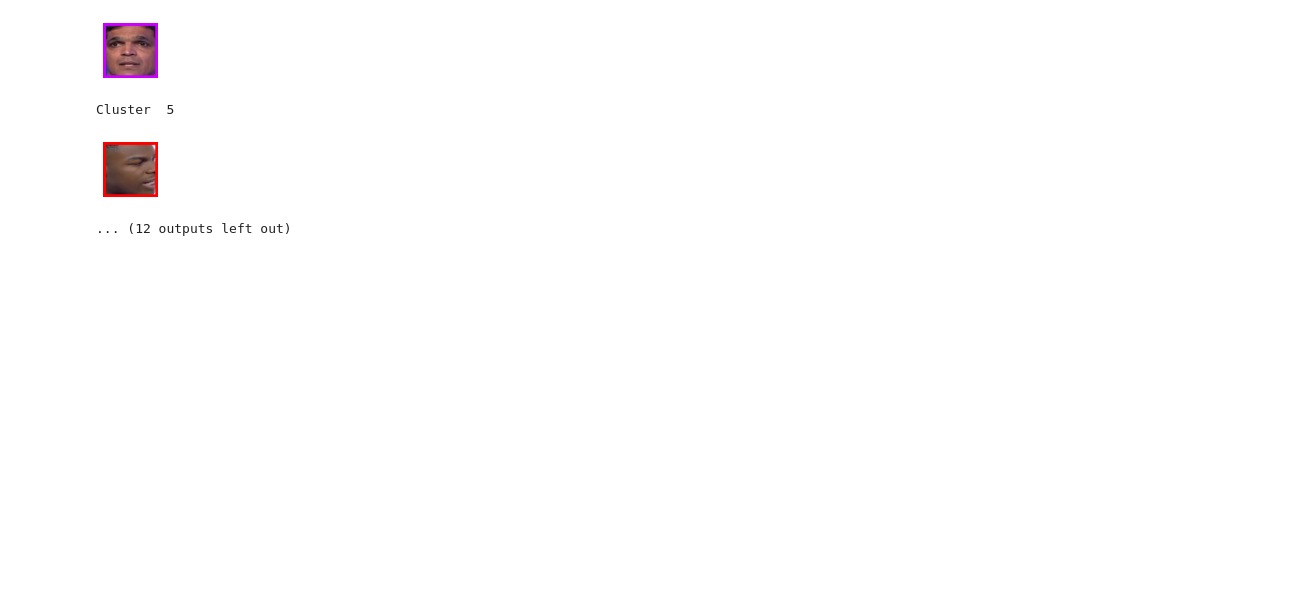
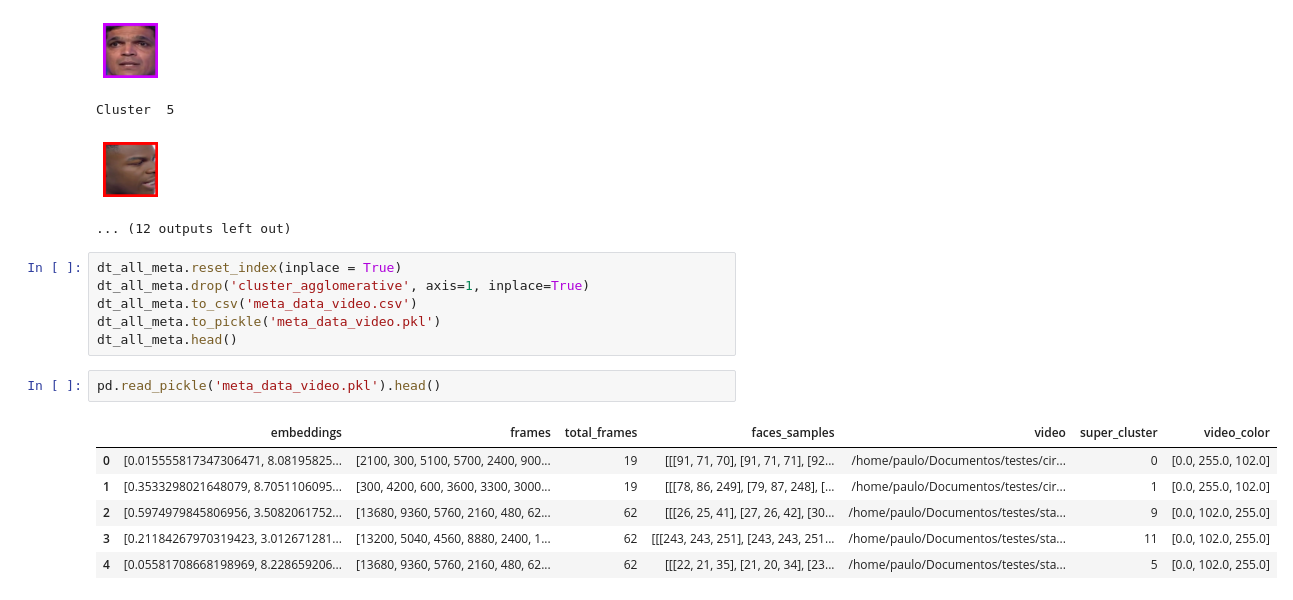
Before and after one commit to TeleMidia/face_clustering, a Jupyter notebook: ipynb/video/Video Recomendation.ipynb, the cells around one changed output. Cells and saved outputs as stored; diff of their text form; blank space fills up the shorter version.

```diff
--- a/ipynb/video/Video Recomendation.ipynb
+++ b/ipynb/video/Video Recomendation.ipynb
@@ -94,3 +119,18 @@ Cluster  4
 Cluster  5
 [figure]
 ... (12 outputs left out)
+# %%
+dt_all_meta.reset_index(inplace = True)
+dt_all_meta.drop('cluster_agglomerative', axis=1, inplace=True)
+dt_all_meta.to_csv('meta_data_video.csv')
+dt_all_meta.to_pickle('meta_data_video.pkl')
+dt_all_meta.head()
+# %%
+pd.read_pickle('meta_data_video.pkl').head()
+# %% [output]
+|  | embeddings | frames | total_frames | faces_samples | video | super_cluster | video_color |
+| 0 | [0.015555817347306471, 8.08195825... | [2100, 300, 5100, 5700, 2400, 900... | 19 | [[[91, 71, 70], [91, 71, 71], [92... | /home/paulo/Documentos/testes/cir... | 0 | [0.0, 255.0, 102.0] |
+| 1 | [0.3533298021648079, 8.7051106095... | [300, 4200, 600, 3600, 3300, 3000... | 19 | [[[78, 86, 249], [79, 87, 248], [... | /home/paulo/Documentos/testes/cir... | 1 | [0.0, 255.0, 102.0] |
+| 2 | [0.5974979845806956, 3.5082061752... | [13680, 9360, 5760, 2160, 480, 62... | 62 | [[[26, 25, 41], [27, 26, 42], [30... | /home/paulo/Documentos/testes/sta... | 9 | [0.0, 102.0, 255.0] |
+| 3 | [0.21184267970319423, 3.012671281... | [13200, 5040, 4560, 8880, 2400, 1... | 62 | [[[243, 243, 251], [243, 243, 251... | /home/paulo/Documentos/testes/sta... | 11 | [0.0, 102.0, 255.0] |
+| 4 | [0.05581708668198969, 8.228659206... | [13680, 9360, 5760, 2160, 480, 62... | 62 | [[[22, 21, 35], [21, 20, 34], [23... | /home/paulo/Documentos/testes/sta... | 5 | [0.0, 102.0, 255.0] |
```
Also changed, not shown: parts of 2 cells of this notebook.
